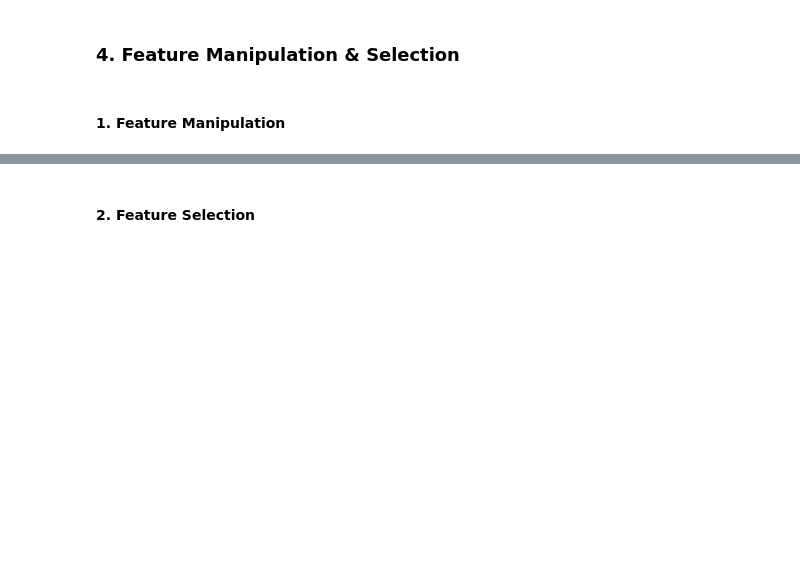
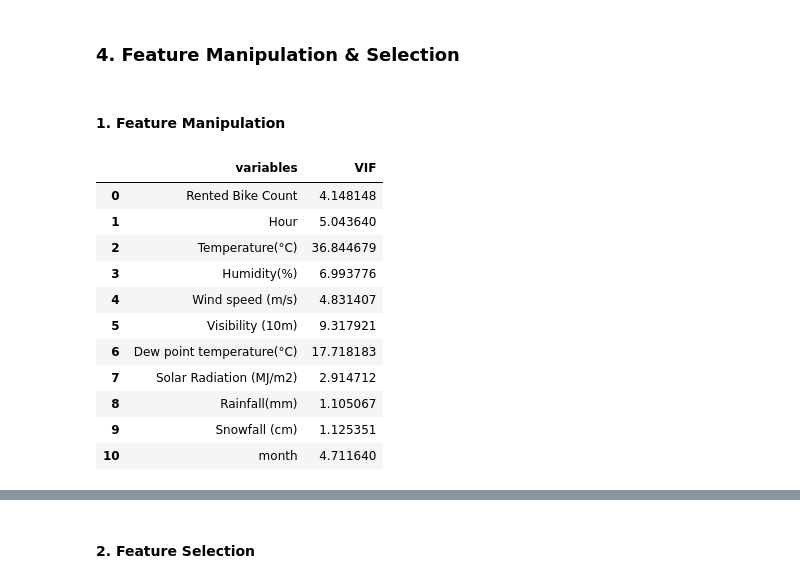
Before and after one commit to sonu9479/Bike-Sharing-Demand-Prediction, a Jupyter notebook: Bike_sharing_demand_prediction_ML_regression_model_.ipynb, the cells around one changed output, grey strips where cells are left out. Drawn from its saved outputs; the diff is of its cells as text; code cells hidden in the pictures; blank space fills up the shorter version.

```diff
--- a/Bike_sharing_demand_prediction_ML_regression_model_.ipynb
+++ b/Bike_sharing_demand_prediction_ML_regression_model_.ipynb
@@ -734,0 +794,16 @@ Answer Here.
+# %%
+# Perform Statistical Test to obtain P-Value
+null_hypothesis = 'There is no relationship between month and Rented Bike Count.'
+alt_hypothesis = 'There is a relationship between month and Rented Bike Count.'
+
+# Perform linear regression
+X = sm.add_constant(data['month'])
+y = data['Rented Bike Count']
+model = sm.OLS(y, X).fit()
+
+# Print summary statistics
+print(model.summary())
+
+# Extract p-value for temperature coefficient
+p_value = model.pvalues[1]
+print('p-value:', p_value)
@@ -752,0 +852,16 @@ Answer Here.
+# %%
+# Perform Statistical Test to obtain P-Value
+null_hypothesis = 'There is no relationship between Hour and bike Rented Bike Count.'
+alt_hypothesis = 'There is a relationship between Hour and bike Rented Bike Count.'
+
+# Perform linear regression
+X = sm.add_constant(data['Hour'])
+y = data['Rented Bike Count']
+model = sm.OLS(y, X).fit()
+
+# Print summary statistics
+print(model.summary())
+
+# Extract p-value for temperature coefficient
+p_value = model.pvalues[1]
+print('p-value:', p_value)
@@ -845,0 +928,26 @@ Answer Here.
+# %%
+# Manipulate Features to minimize feature correlation and create new features
+from statsmodels.stats.outliers_influence import variance_inflation_factor
+def Calculate_vif(X):
+
+    # Calculating VIF
+    vif = pd.DataFrame()
+    vif["variables"] = X.columns
+    vif["VIF"] = [variance_inflation_factor(X.values, i) for i in range(X.shape[1])]
+
+    return(vif)
+# %%
+Calculate_vif(data[[i for i in data.describe().columns if i not in ['Rented_Bike_Count']]])
+# %% [output]
+|  | variables | VIF |
+| 0 | Rented Bike Count | 4.148148 |
+| 1 | Hour | 5.043640 |
+| 2 | Temperature(°C) | 36.844679 |
+| 3 | Humidity(%) | 6.993776 |
+| 4 | Wind speed (m/s) | 4.831407 |
+| 5 | Visibility (10m) | 9.317921 |
+| 6 | Dew point temperature(°C) | 17.718183 |
+| 7 | Solar Radiation (MJ/m2) | 2.914712 |
+| 8 | Rainfall(mm) | 1.105067 |
+| 9 | Snowfall (cm) | 1.125351 |
+| 10 | month | 4.711640 |
```
Also changed, not shown: parts of 101 cells of this notebook.
